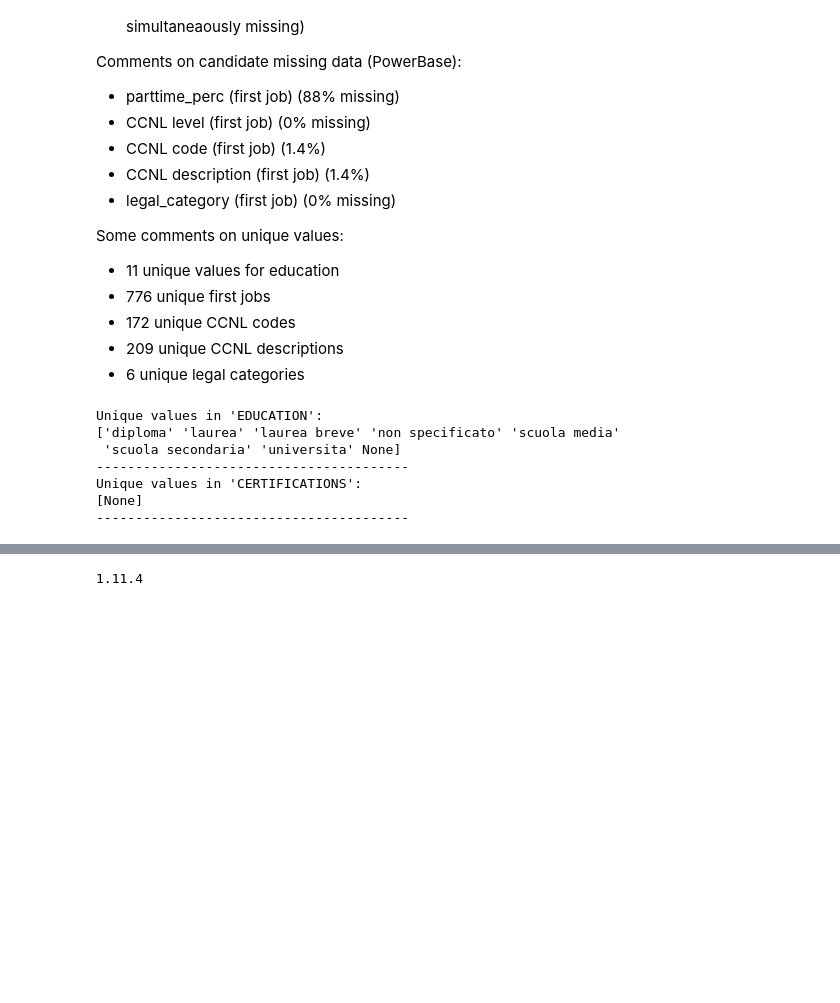
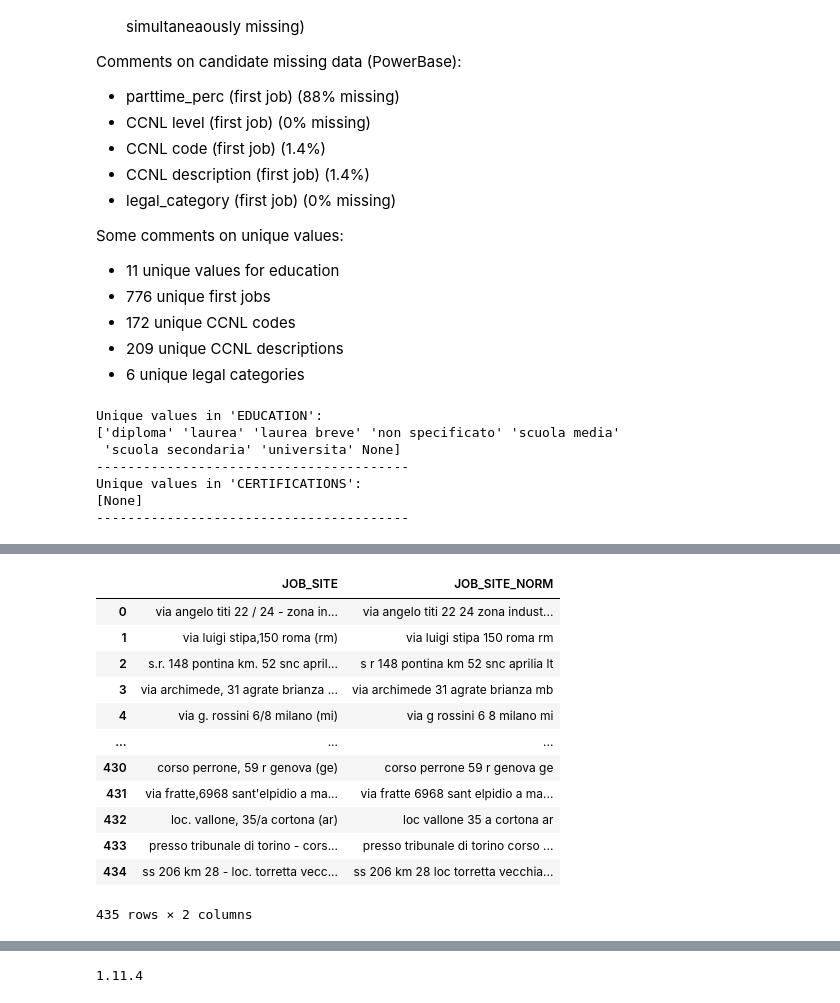
Before and after one commit to AntonioMariaFiscarelli/On-Bench-Candidates-to-Jobs-Auto-Match, a Jupyter notebook: notebooks/eda_onbench.ipynb, the cells around one changed output, grey strips where cells are left out. Cells and saved outputs as stored; diff of their text form; code cells hidden in the pictures; blank space fills up the shorter version.

```diff
--- a/notebooks/eda_onbench.ipynb
+++ b/notebooks/eda_onbench.ipynb
@@ -243,3 +283,19 @@ b3 = bar_plot(df, 'PROVINCE', rotation=25)
+# %%
+df[['JOB_SITE', 'JOB_SITE_NORM']]
+# %% [output]
+|  | JOB_SITE | JOB_SITE_NORM |
+| 0 | via angelo titi 22 / 24 - zona in... | via angelo titi 22 24 zona indust... |
+| 1 | via luigi stipa,150 roma (rm) | via luigi stipa 150 roma rm |
+| 2 | s.r. 148 pontina km. 52 snc april... | s r 148 pontina km 52 snc aprilia lt |
+| 3 | via archimede, 31 agrate brianza ... | via archimede 31 agrate brianza mb |
+| 4 | via g. rossini 6/8 milano (mi) | via g rossini 6 8 milano mi |
+| ... | ... | ... |
+| 430 | corso perrone, 59 r genova (ge) | corso perrone 59 r genova ge |
+| 431 | via fratte,6968 sant'elpidio a ma... | via fratte 6968 sant elpidio a ma... |
+| 432 | loc. vallone, 35/a cortona (ar) | loc vallone 35 a cortona ar |
+| 433 | presso tribunale di torino - cors... | presso tribunale di torino corso ... |
+| 434 | ss 206 km 28 - loc. torretta vecc... | ss 206 km 28 loc torretta vecchia... |
+435 rows × 2 columns
 # %%
 b1 = bar_plot(df, 'CCNL_LEVEL')#, label_range=30)
 b2 = bar_plot(df, 'CCNL_CODE')#, label_range=30)
```
Also changed, not shown: parts of 31 cells of this notebook, 4 other files.
